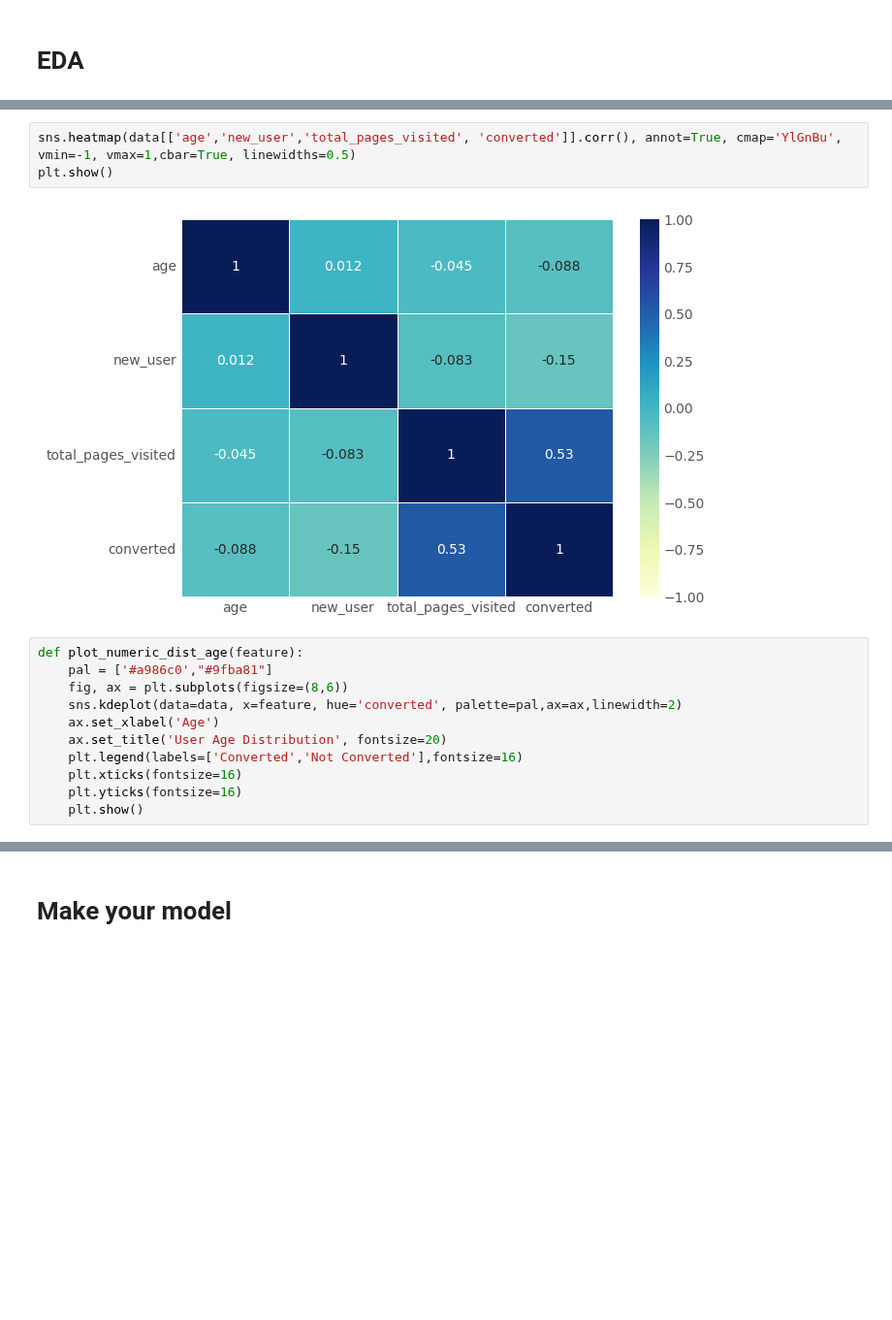
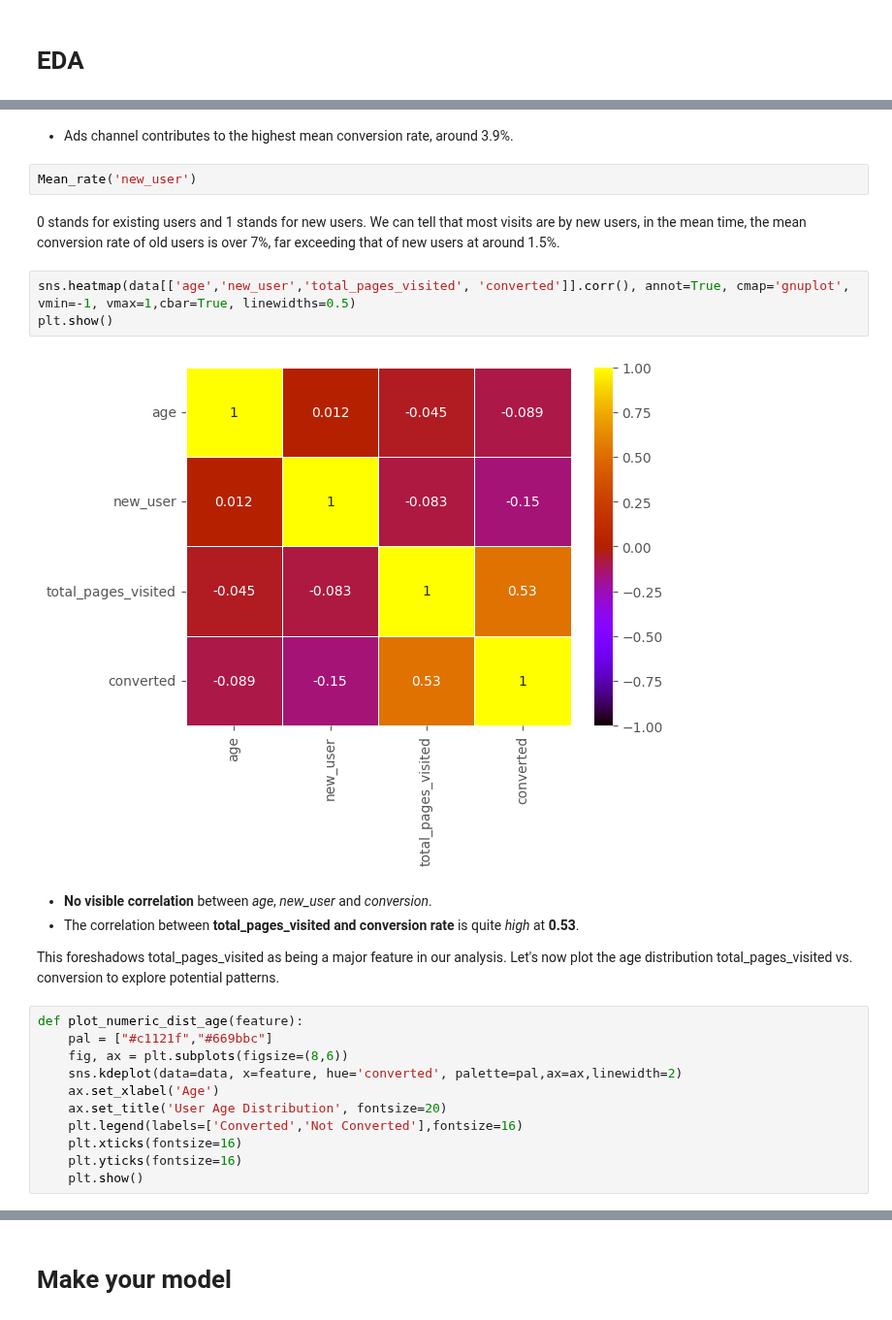
Before and after one commit to Swellisgood/fullstack-data-certification, a Jupyter notebook: BLOC_3_ML/conversion_rate_challenge/02-Conversion_rate_challenge_template.ipynb, the cells around one changed output, grey strips where cells are left out. Shown at 97% size. Drawn from its saved outputs; the diff is of its cells as text; blank space fills up the shorter version.

```diff
--- a/BLOC_3_ML/conversion_rate_challenge/02-Conversion_rate_challenge_template.ipynb
+++ b/BLOC_3_ML/conversion_rate_challenge/02-Conversion_rate_challenge_template.ipynb
@@ -178,11 +160,22 @@ Mean_rate('source')
+# %% [markdown]
+- Ads channel contributes to the highest mean conversion rate, around 3.9%.
+# %%
+Mean_rate('new_user')
+# %% [markdown]
+0 stands for existing users and 1 stands for new users. We can tell that most visits are by new users, in the mean time, the mean conversion rate of old users is over 7%, far exceeding that of new users at around 1.5%.
 # %%
-sns.heatmap(data[['age','new_user','total_pages_visited', 'converted']].corr(), annot=True, cmap='YlGnBu', vmin=-1, vmax=1,cbar=True, linewidths=0.5)
+sns.heatmap(data[['age','new_user','total_pages_visited', 'converted']].corr(), annot=True, cmap='gnuplot', vmin=-1, vmax=1,cbar=True, linewidths=0.5)
 plt.show()
 # %% [output]
-[figure, old version]
+[figure, new version]
+# %% [markdown]
+- **No visible correlation** between *age*, *new_user* and *conversion*.
+- The correlation between **total_pages_visited and conversion rate** is quite *high* at **0.53**.
+
+This foreshadows total_pages_visited as being a major feature in our analysis. Let's now plot the age distribution total_pages_visited vs. conversion to explore potential patterns.
 # %%
 def plot_numeric_dist_age(feature):
-    pal = ['#a986c0',"#9fba81"]
+    pal = ["#c1121f","#669bbc"]
     fig, ax = plt.subplots(figsize=(8,6))
     sns.kdeplot(data=data, x=feature, hue='converted', palette=pal,ax=ax,linewidth=2)
     ax.set_xlabel('Age')
```
Also changed, not shown: parts of 41 cells of this notebook, 1 other file.
